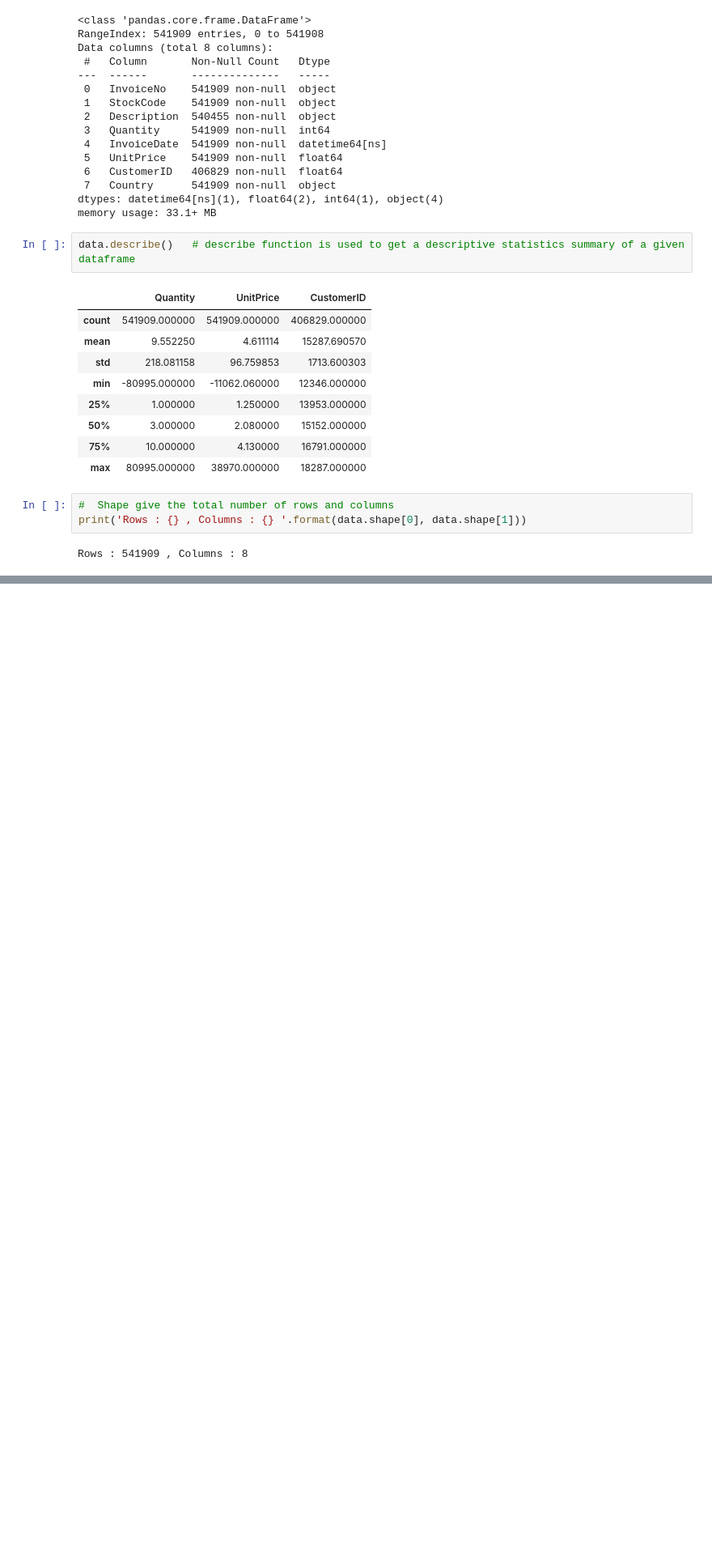
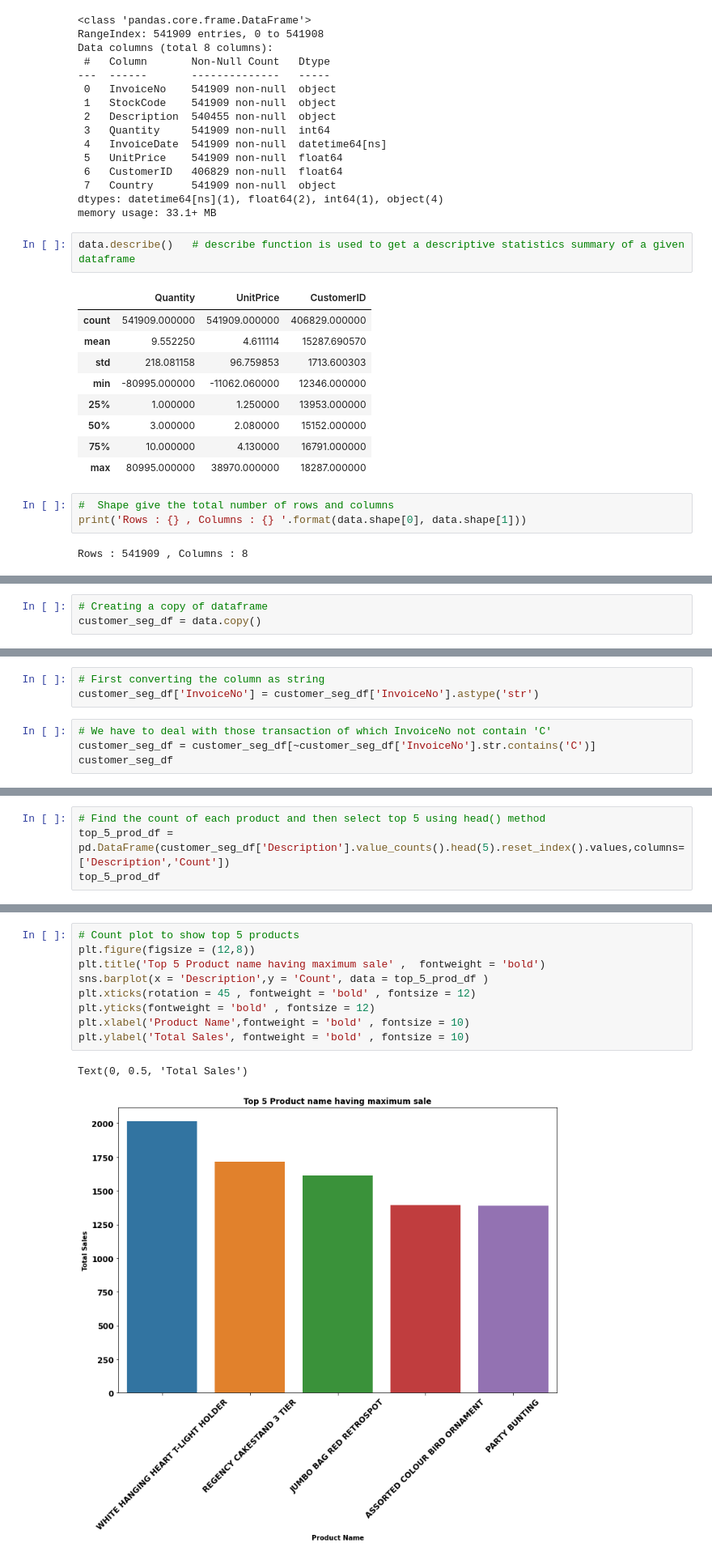
Before and after one commit to Shashankshekharpandey/Online-retail-customer-segmentation, a Jupyter notebook: Online_retail_customer_Segmentation.ipynb, the cells around one changed output, grey strips where cells are left out. Shown: that part at 81% size. Cells and saved outputs as stored; diff of their text form; blank space fills up the shorter version.

```diff
--- a/Online_retail_customer_Segmentation.ipynb
+++ b/Online_retail_customer_Segmentation.ipynb
@@ -73,0 +129,3 @@ Rows : 541909 , Columns : 8
+# %%
+# Creating a copy of dataframe
+customer_seg_df = data.copy()
@@ -73,0 +155,7 @@ Rows : 541909 , Columns : 8
+# %%
+# First converting the column as string
+customer_seg_df['InvoiceNo'] = customer_seg_df['InvoiceNo'].astype('str')
+# %%
+# We have to deal with those transaction of which InvoiceNo not contain 'C'
+customer_seg_df = customer_seg_df[~customer_seg_df['InvoiceNo'].str.contains('C')]
+customer_seg_df
@@ -73,0 +209,4 @@ Rows : 541909 , Columns : 8
+# %%
+# Find the count of each product and then select top 5 using head() method
+top_5_prod_df = pd.DataFrame(customer_seg_df['Description'].value_counts().head(5).reset_index().values,columns=['Description','Count'])
+top_5_prod_df
@@ -73,0 +220,12 @@ Rows : 541909 , Columns : 8
+# %%
+# Count plot to show top 5 products
+plt.figure(figsize = (12,8))
+plt.title('Top 5 Product name having maximum sale' ,  fontweight = 'bold')
+sns.barplot(x = 'Description',y = 'Count', data = top_5_prod_df )
+plt.xticks(rotation = 45 , fontweight = 'bold' , fontsize = 12)
+plt.yticks(fontweight = 'bold' , fontsize = 12)
+plt.xlabel('Product Name',fontweight = 'bold' , fontsize = 10)
+plt.ylabel('Total Sales', fontweight = 'bold' , fontsize = 10)
+# %% [output]
+Text(0, 0.5, 'Total Sales')
+[figure, added]
```
Also changed, not shown: parts of 21 cells of this notebook.
